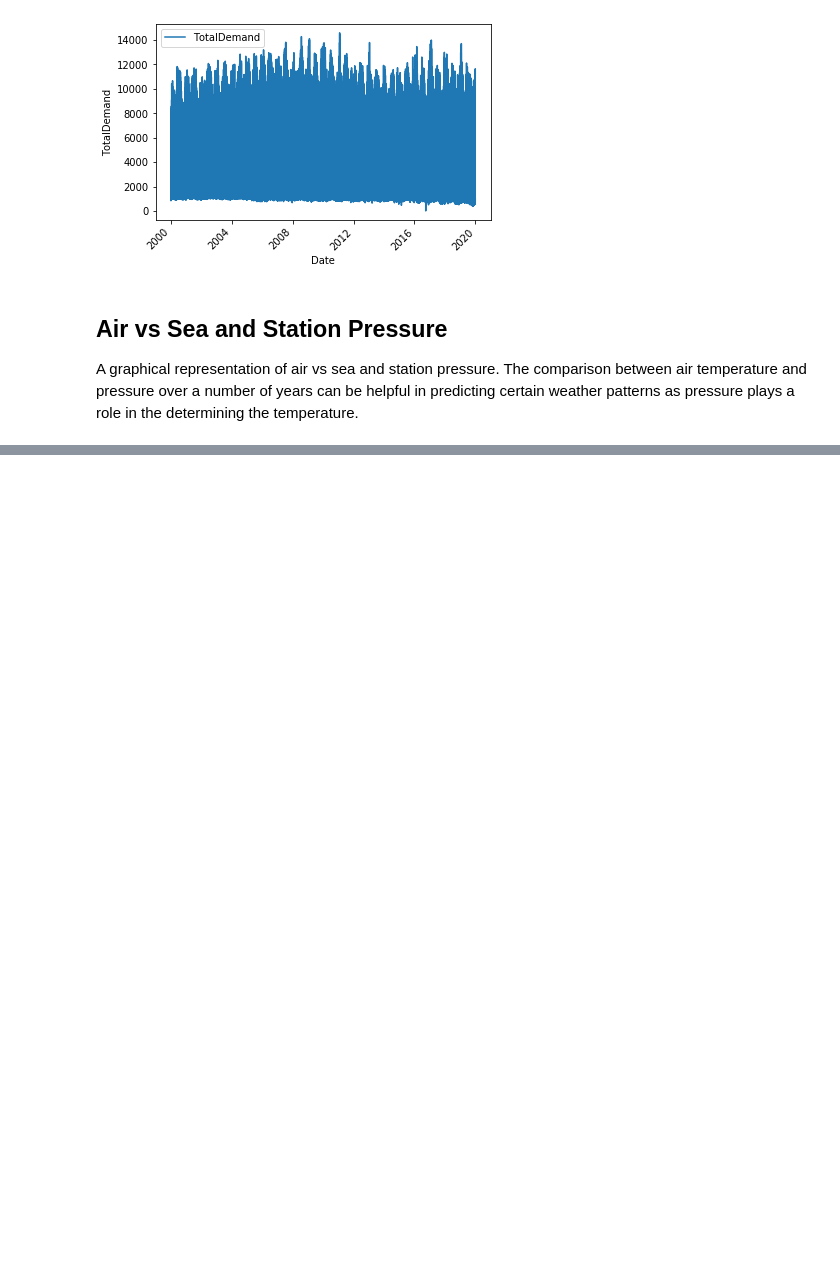
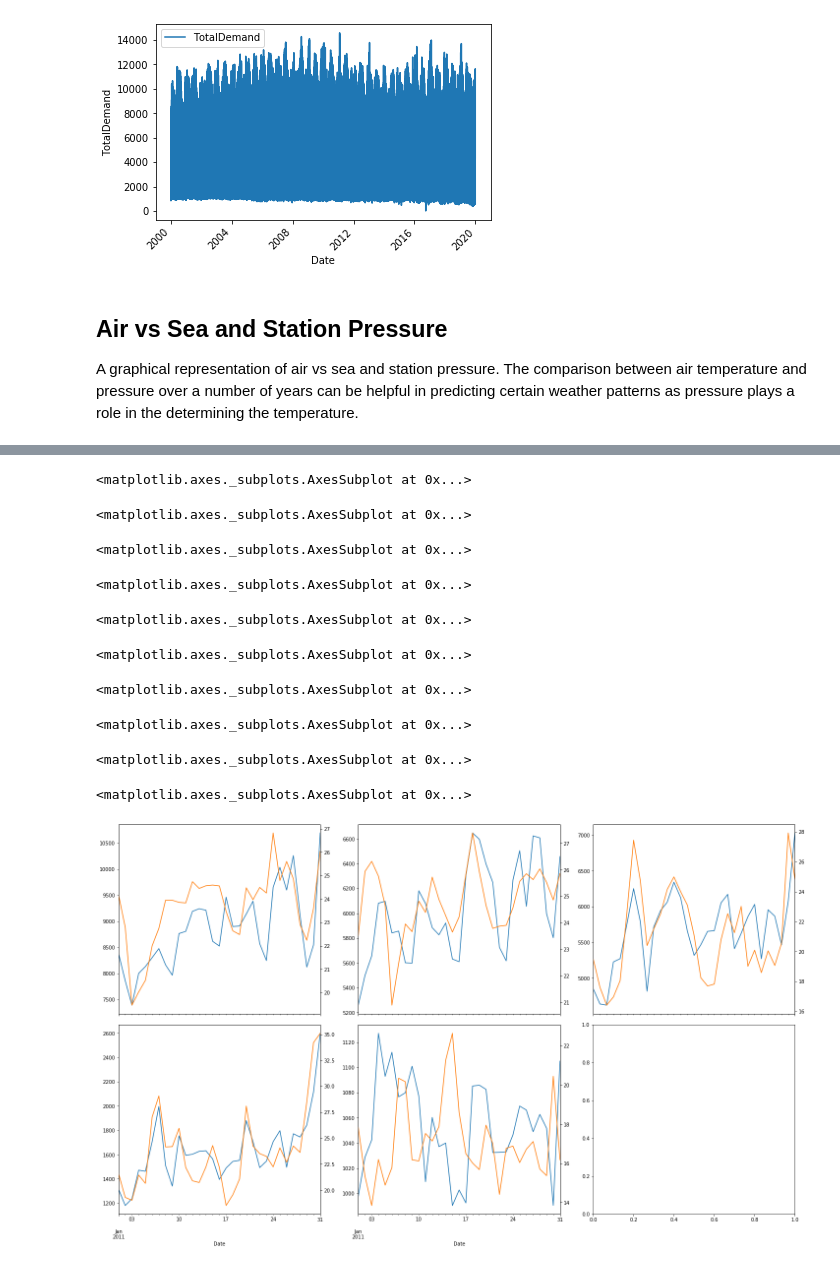
Before and after one commit to KamWithK/Temp2Enrgy, a Jupyter notebook: src/Graphs and Stats.ipynb, the cells around one changed output, grey strips where cells are left out. Cells and saved outputs as stored; diff of their text form; code cells hidden in the pictures; blank space fills up the shorter version.

Commit message:
added monthly graphs
Co-authored-by: Javis Nheu <Javis_N26@hotmail.com>

```diff
--- a/src/Graphs and Stats.ipynb
+++ b/src/Graphs and Stats.ipynb
@@ -137,0 +158,25 @@ plt.show()
+# %%
+fig, axes = plt.subplots(nrows=2, ncols=3, figsize=(20, 12), constrained_layout=True)
+
+data.groupby("Region").resample("D").mean()["TotalDemand"]["NSW"]["2011-01"].plot(ax=axes[0,0])
+data.groupby("Region").resample("D").mean()["AirTemperature"]["NSW"]["2011-01"].plot(ax=axes[0,0], secondary_y=True)
+data.groupby("Region").resample("D").mean()["TotalDemand"]["QLD"]["2011-01"].plot(ax=axes[0,1])
+data.groupby("Region").resample("D").mean()["AirTemperature"]["QLD"]["2011-01"].plot(ax=axes[0,1], secondary_y=True)
+data.groupby("Region").resample("D").mean()["TotalDemand"]["VIC"]["2011-01"].plot(ax=axes[0,2])
+data.groupby("Region").resample("D").mean()["AirTemperature"]["VIC"]["2011-01"].plot(ax=axes[0,2], secondary_y=True)
+data.groupby("Region").resample("D").mean()["TotalDemand"]["SA"]["2011-01"].plot(ax=axes[1,0])
+data.groupby("Region").resample("D").mean()["AirTemperature"]["SA"]["2011-01"].plot(ax=axes[1,0], secondary_y=True)
+data.groupby("Region").resample("D").mean()["TotalDemand"]["TAS"]["2011-01"].plot(ax=axes[1,1])
+data.groupby("Region").resample("D").mean()["AirTemperature"]["TAS"]["2011-01"].plot(ax=axes[1,1], secondary_y=True)
+# %% [output]
+<matplotlib.axes._subplots.AxesSubplot at 0x...>
+<matplotlib.axes._subplots.AxesSubplot at 0x...>
+<matplotlib.axes._subplots.AxesSubplot at 0x...>
+<matplotlib.axes._subplots.AxesSubplot at 0x...>
+<matplotlib.axes._subplots.AxesSubplot at 0x...>
+<matplotlib.axes._subplots.AxesSubplot at 0x...>
+<matplotlib.axes._subplots.AxesSubplot at 0x...>
+<matplotlib.axes._subplots.AxesSubplot at 0x...>
+<matplotlib.axes._subplots.AxesSubplot at 0x...>
+<matplotlib.axes._subplots.AxesSubplot at 0x...>
+[figure, added]
```
Also changed, not shown: parts of 10 cells of this notebook, 1 other file.
